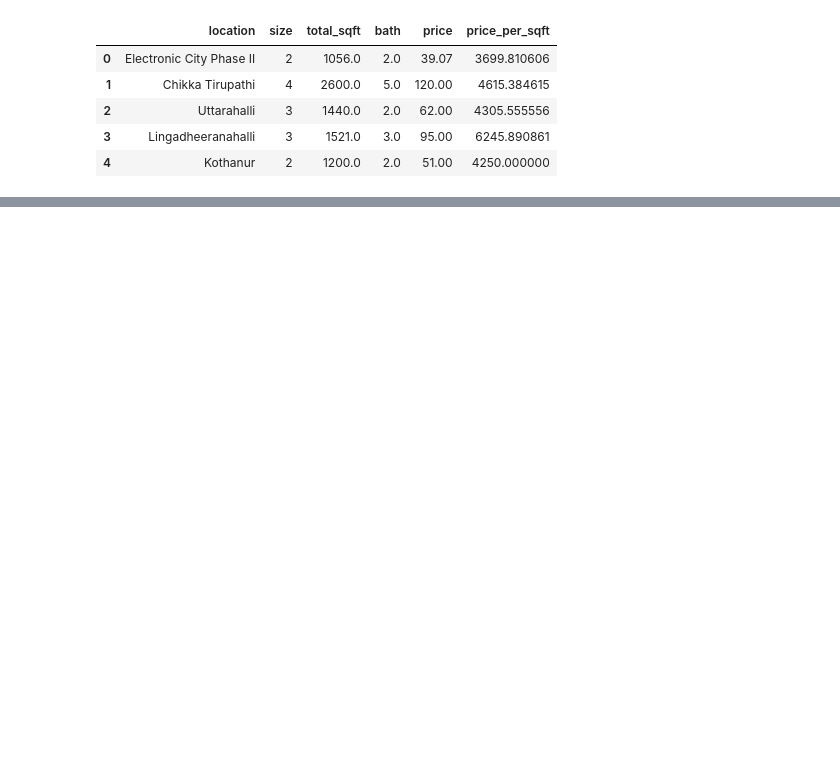
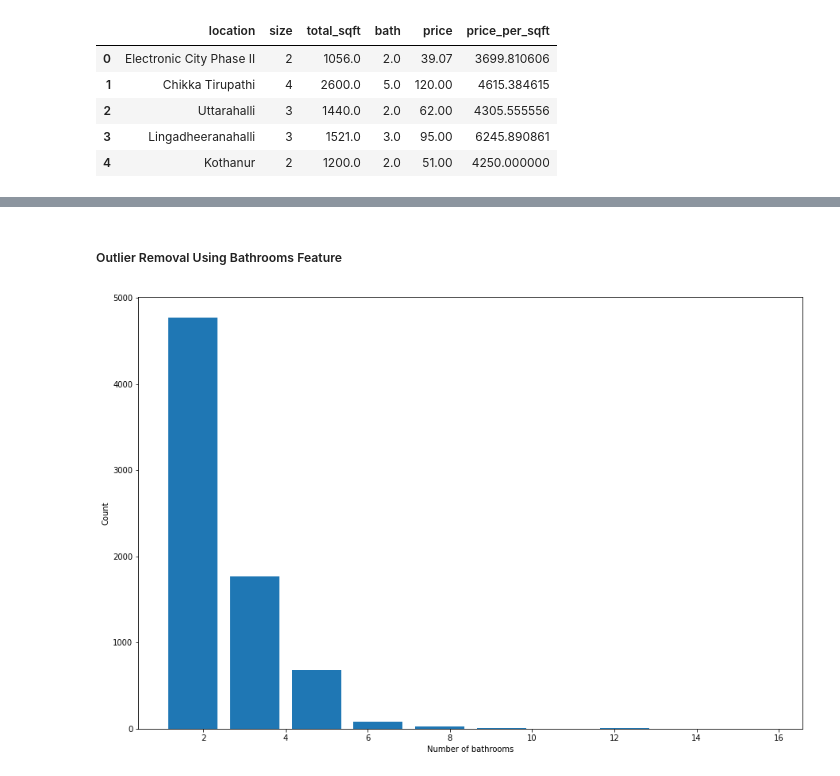
Before and after one commit to amrfodd/House-price-prediction, a Jupyter notebook: NoteBooks/Outlier Removal.ipynb, the cells around one changed output, grey strips where cells are left out. Saved outputs shown, nothing was run; the diff lists cells and outputs as text; code cells hidden in the pictures; blank space fills up the shorter version.

```diff
--- a/NoteBooks/Outlier Removal.ipynb
+++ b/NoteBooks/Outlier Removal.ipynb
@@ -23,0 +144,9 @@ df.head()
+# %% [markdown]
+#####  Outlier Removal Using Bathrooms Feature
+# %%
+plt.hist(df8.bath,rwidth=0.8)
+plt.xlabel("Number of bathrooms")
+plt.ylabel("Count")
+plt.show();
+# %% [output]
+[figure, added]
```
Also changed, not shown: parts of 18 cells of this notebook, 4 other files.
